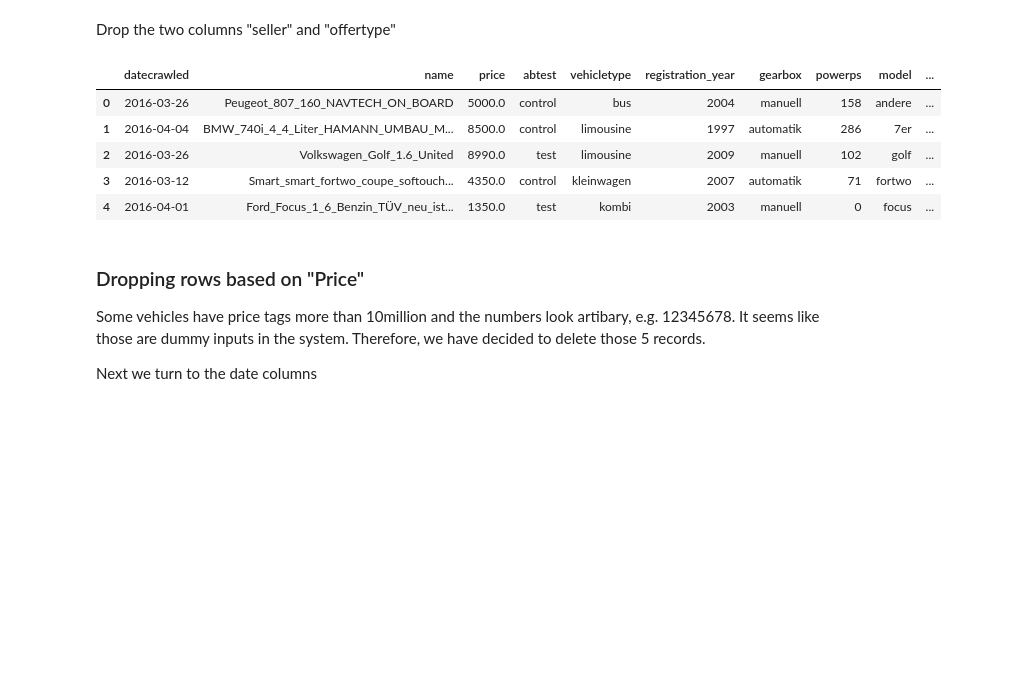
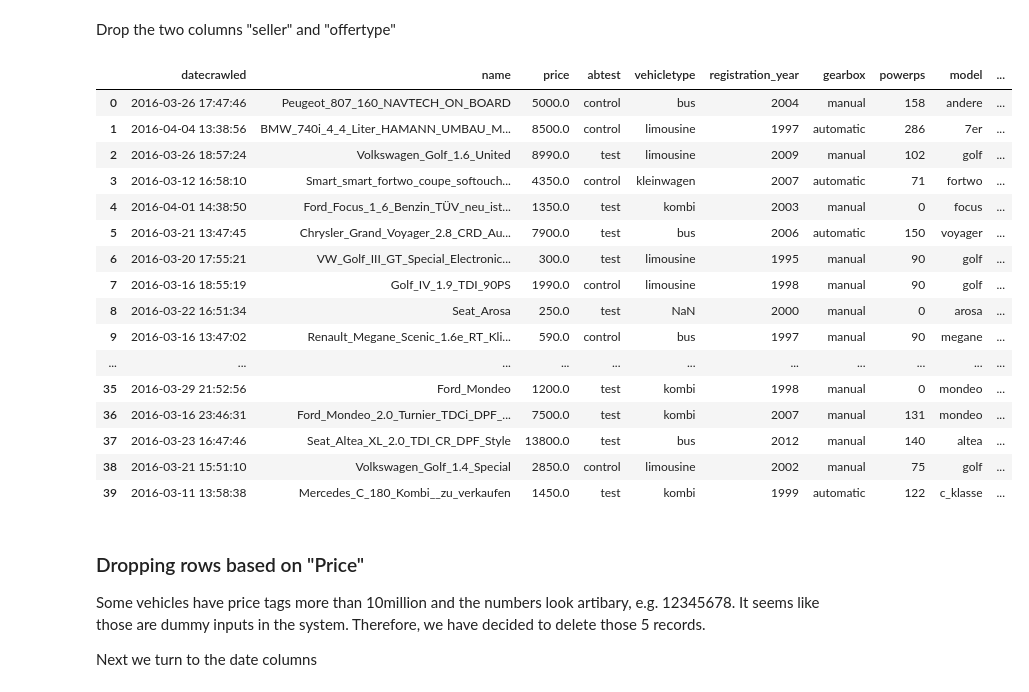
Before and after one commit to mingyyy/dataquest_projects, a Jupyter notebook: DQ_EbayCar.ipynb, the cells around one changed output. Cells and saved outputs as stored; diff of their text form; code cells hidden in the pictures; blank space fills up the shorter version.

```diff
--- a/DQ_EbayCar.ipynb
+++ b/DQ_EbayCar.ipynb
@@ -106,0 +129,6 @@ Name: nrofpictures, dtype: int64
+# %%
+mapping_directory = {"manuell": "manual", "automatik": "automatic"}
+autos["gearbox"] = autos['gearbox'].map(mapping_directory)
+
+mapping_directory = {"nein": "no", "ja": "yes"}
+autos["unrepaired_damage"] = autos["unrepaired_damage"].map(mapping_directory)
@@ -186,14 +223,25 @@ autos.drop(autos.loc[:,["seller", "offertype"]], inplace = True, axis = 1)
 # %%
 autos.drop(autos.loc[:,["nrofpictures"]], inplace = True, axis = 1)
 # %%
-autos.head()
+autos.head(40)
 # %% [output]
 |  | datecrawled | name | price | abtest | vehicletype | registration_year | gearbox | powerps | model | ... |
-| 0 | 2016-03-26 | Peugeot_807_160_NAVTECH_ON_BOARD | 5000.0 | control | bus | 2004 | manuell | 158 | andere | ... |
-| 1 | 2016-04-04 | BMW_740i_4_4_Liter_HAMANN_UMBAU_M... | 8500.0 | control | limousine | 1997 | automatik | 286 | 7er | ... |
-| 2 | 2016-03-26 | Volkswagen_Golf_1.6_United | 8990.0 | test | limousine | 2009 | manuell | 102 | golf | ... |
-| 3 | 2016-03-12 | Smart_smart_fortwo_coupe_softouch... | 4350.0 | control | kleinwagen | 2007 | automatik | 71 | fortwo | ... |
-| 4 | 2016-04-01 | Ford_Focus_1_6_Benzin_TÜV_neu_ist... | 1350.0 | test | kombi | 2003 | manuell | 0 | focus | ... |
+| 0 | 2016-03-26 17:47:46 | Peugeot_807_160_NAVTECH_ON_BOARD | 5000.0 | control | bus | 2004 | manual | 158 | andere | ... |
+| 1 | 2016-04-04 13:38:56 | BMW_740i_4_4_Liter_HAMANN_UMBAU_M... | 8500.0 | control | limousine | 1997 | automatic | 286 | 7er | ... |
+| 2 | 2016-03-26 18:57:24 | Volkswagen_Golf_1.6_United | 8990.0 | test | limousine | 2009 | manual | 102 | golf | ... |
+| 3 | 2016-03-12 16:58:10 | Smart_smart_fortwo_coupe_softouch... | 4350.0 | control | kleinwagen | 2007 | automatic | 71 | fortwo | ... |
+| 4 | 2016-04-01 14:38:50 | Ford_Focus_1_6_Benzin_TÜV_neu_ist... | 1350.0 | test | kombi | 2003 | manual | 0 | focus | ... |
+| 5 | 2016-03-21 13:47:45 | Chrysler_Grand_Voyager_2.8_CRD_Au... | 7900.0 | test | bus | 2006 | automatic | 150 | voyager | ... |
+| 6 | 2016-03-20 17:55:21 | VW_Golf_III_GT_Special_Electronic... | 300.0 | test | limousine | 1995 | manual | 90 | golf | ... |
+| 7 | 2016-03-16 18:55:19 | Golf_IV_1.9_TDI_90PS | 1990.0 | control | limousine | 1998 | manual | 90 | golf | ... |
+| 8 | 2016-03-22 16:51:34 | Seat_Arosa | 250.0 | test | NaN | 2000 | manual | 0 | arosa | ... |
+| 9 | 2016-03-16 13:47:02 | Renault_Megane_Scenic_1.6e_RT_Kli... | 590.0 | control | bus | 1997 | manual | 90 | megane | ... |
+| ... | ... | ... | ... | ... | ... | ... | ... | ... | ... | ... |
+| 35 | 2016-03-29 21:52:56 | Ford_Mondeo | 1200.0 | test | kombi | 1998 | manual | 0 | mondeo | ... |
+| 36 | 2016-03-16 23:46:31 | Ford_Mondeo_2.0_Turnier_TDCi_DPF_... | 7500.0 | test | kombi | 2007 | manual | 131 | mondeo | ... |
+| 37 | 2016-03-23 16:47:46 | Seat_Altea_XL_2.0_TDI_CR_DPF_Style | 13800.0 | test | bus | 2012 | manual | 140 | altea | ... |
+| 38 | 2016-03-21 15:51:10 | Volkswagen_Golf_1.4_Special | 2850.0 | control | limousine | 2002 | manual | 75 | golf | ... |
+| 39 | 2016-03-11 13:58:38 | Mercedes_C_180_Kombi__zu_verkaufen | 1450.0 | test | kombi | 1999 | automatic | 122 | c_klasse | ... |
 # %% [markdown]
 ### Dropping rows based on "Price"
 
```
Also changed, not shown: parts of 25 cells of this notebook.
